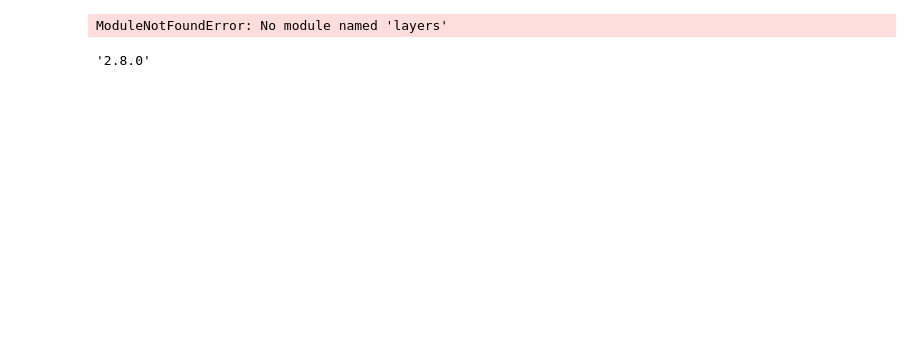
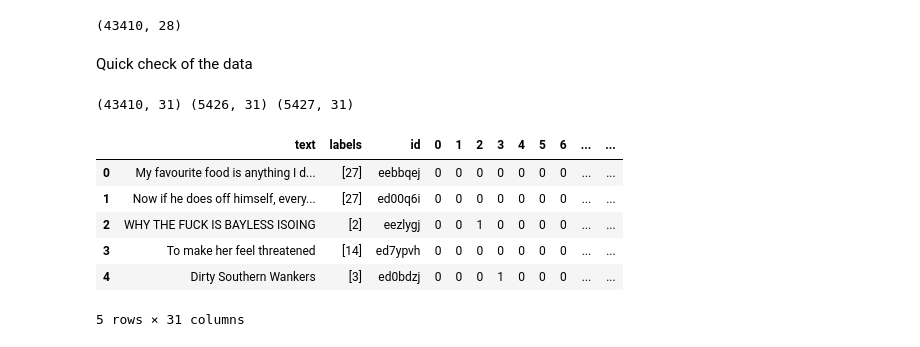
Before and after one commit to rafaelcalixto/botcryptowatcher, a Jupyter notebook: tf training.ipynb, the cells around one changed output. Saved outputs shown, nothing was run; the diff lists cells and outputs as text; code cells hidden in the pictures; blank space fills up the shorter version.

```diff
--- a/tf training.ipynb
+++ b/tf training.ipynb
@@ -9,2 +28,8 @@ import matplotlib.pyplot as plt
 # %%
-ds_preview, info = tfds.load("goemotions", split="train", with_info=True)
+go_emotions = load_dataset("go_emotions")
+
+data = go_emotions.data
+
+train = go_emotions.data["train"].to_pandas()
+valid = go_emotions.data["validation"].to_pandas()
+test = go_emotions.data["test"].to_pandas()
@@ -85,10 +58,25 @@ CONFIG['model_config'] = MODEL_CONFIG
 # %%
-from layers import base_layers
-from layers import projection_layers
+train_oh_labels.shape
 # %% [output]
-ModuleNotFoundError: No module named 'layers'
+(43410, 28)
 # %%
-tf.__version__
+train = pd.concat([train, train_oh_labels], axis=1)
+valid = pd.concat([valid, valid_oh_labels], axis=1)
+test = pd.concat([test, test_oh_labels], axis=1)
-# %% [output]
-'2.8.0'
+# %% [markdown]
+Quick check of the data
+# %%
+print(train.shape, valid.shape, test.shape)
+# %% [output]
+(43410, 31) (5426, 31) (5427, 31)
+# %%
+train.head()
+# %% [output]
+|  | text | labels | id | 0 | 1 | 2 | 3 | 4 | 5 | 6 | ... | ... |
+| 0 | My favourite food is anything I d... | [27] | eebbqej | 0 | 0 | 0 | 0 | 0 | 0 | 0 | ... | ... |
+| 1 | Now if he does off himself, every... | [27] | ed00q6i | 0 | 0 | 0 | 0 | 0 | 0 | 0 | ... | ... |
+| 2 | WHY THE FUCK IS BAYLESS ISOING | [2] | eezlygj | 0 | 0 | 1 | 0 | 0 | 0 | 0 | ... | ... |
+| 3 | To make her feel threatened | [14] | ed7ypvh | 0 | 0 | 0 | 0 | 0 | 0 | 0 | ... | ... |
+| 4 | Dirty Southern Wankers | [3] | ed0bdzj | 0 | 0 | 0 | 1 | 0 | 0 | 0 | ... | ... |
+5 rows × 31 columns
 # %%
```
Also changed, not shown: parts of 19 cells of this notebook, 1 other file.
